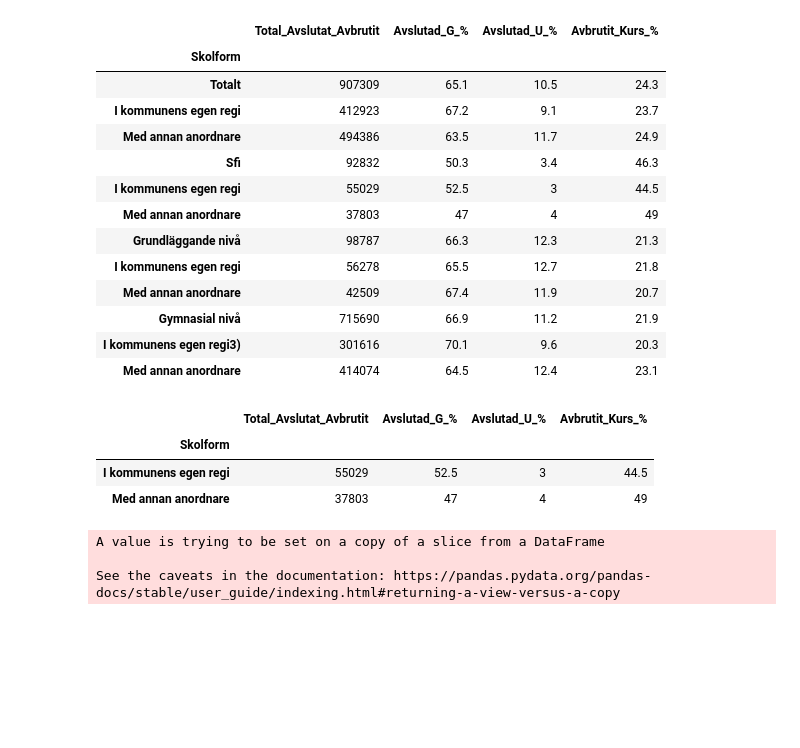
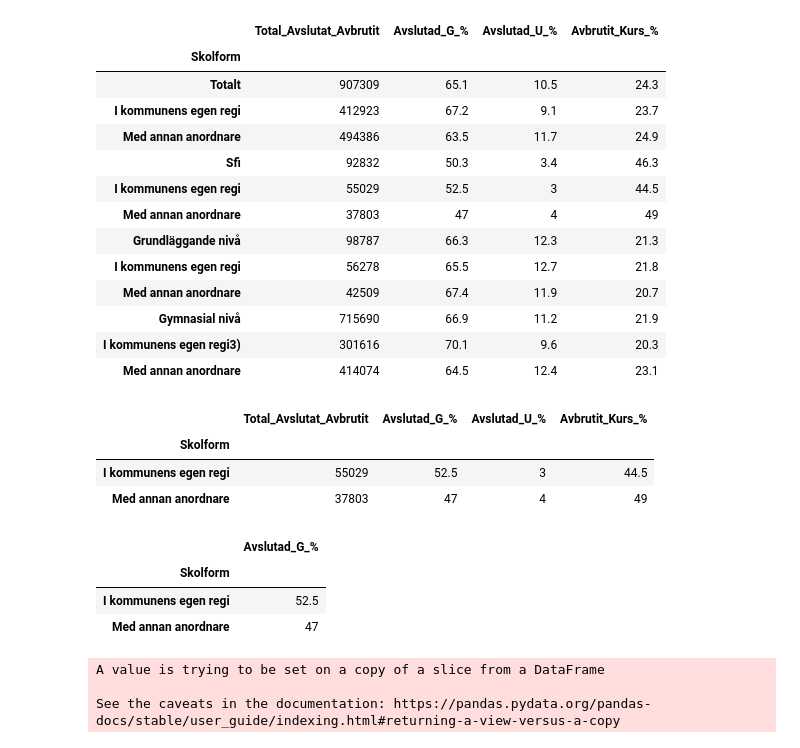
Before and after one commit to Zandri2k/Python-Sandra-Nilsson-OPA23, a Jupyter notebook: Labb_2/Labb_2.ipynb, the cells around one changed output. Cells and saved outputs as stored; diff of their text form; code cells hidden in the pictures; blank space fills up the shorter version.

```diff
--- a/Labb_2/Labb_2.ipynb
+++ b/Labb_2/Labb_2.ipynb
@@ -848,6 +851,16 @@ df_Komvux_Sfi.set_index("Skolform")
 | Skolform |  |  |  |  |
 | I kommunens egen regi | 55029 | 52.5 | 3 | 44.5 |
 | Med annan anordnare | 37803 | 47 | 4 | 49 |
+# %%
+df_Komvux_Sfi_Avsluta_G = df_Komvux_Sfi[["Skolform","Avslutad_G_%"]]
+df_Komvux_Sfi_Avbrutit_Kurs = df_Komvux_Sfi[["Skolform","Avbrutit_Kurs_%"]]
+# %%
+df_Komvux_Sfi_Avsluta_G.set_index("Skolform")
+# %% [output]
+|  | Avslutad_G_% |
+| Skolform |  |
+| I kommunens egen regi | 52.5 |
+| Med annan anordnare | 47 |
 # %%
 df_Komvux_Sfi.rename(index={'Sfi': 'Total Sfi'}, inplace=True)
 # %% [output]
```
Also changed, not shown: parts of 2 cells of this notebook.
